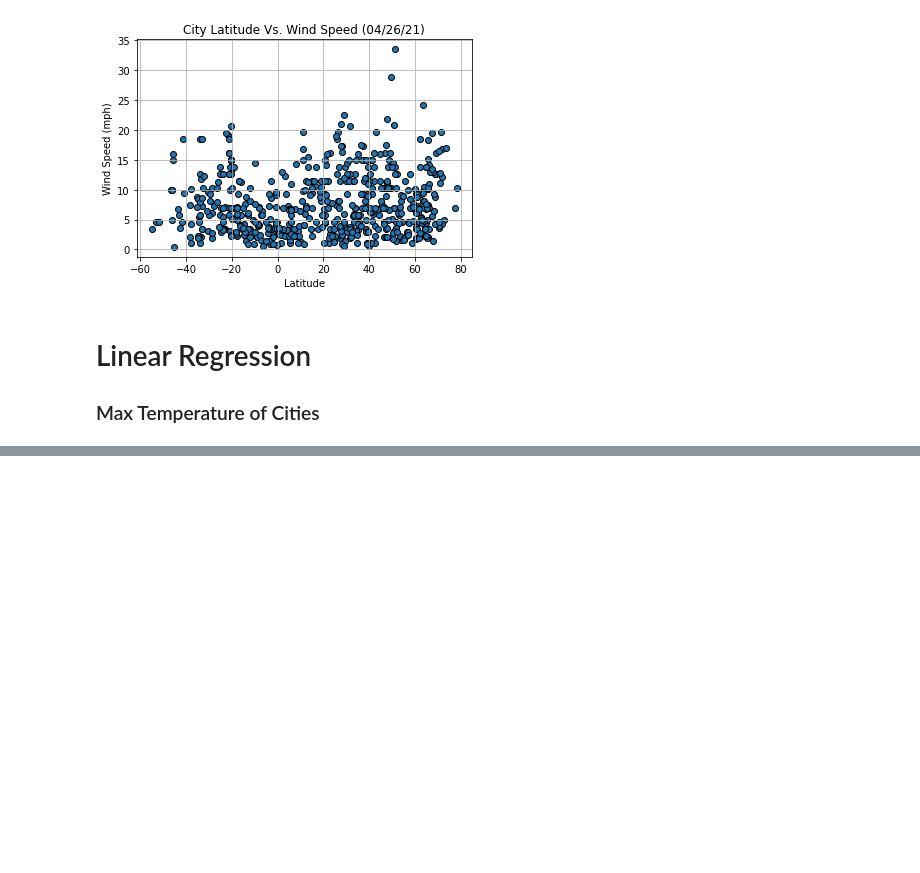
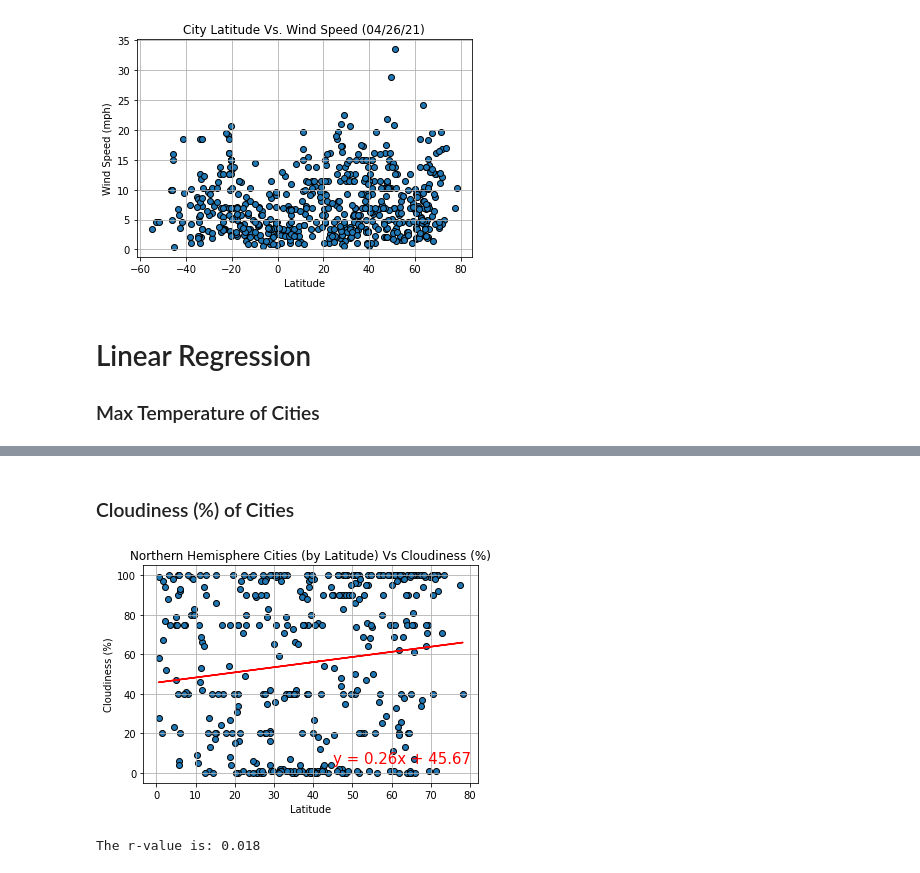
Before and after one commit to JAlvarado23A/weather_api_project, a Jupyter notebook: weatherPy/weatherPy.ipynb, the cells around one changed output, grey strips where cells are left out. Saved outputs shown, nothing was run; the diff lists cells and outputs as text; code cells hidden in the pictures; blank space fills up the shorter version.

```diff
--- a/weatherPy/weatherPy.ipynb
+++ b/weatherPy/weatherPy.ipynb
@@ -222,0 +277,22 @@ The r-value is: 0.526
+# %% [markdown]
+<h3>Cloudiness (%) of Cities </h3>
+# %%
+# Cities in the Northern Hemisphere
+x_values = temp_north_hemi_df["Latitude"]
+y_values = temp_north_hemi_df['Cloudiness']
+(slope, intercept, rvalue, pvalue, stderr) = linregress(x_values, y_values)
+regress_values = x_values * slope + intercept
+line_eq = "y = " + str(round(slope,2)) + "x + " + str(round(intercept,2))
+plt.title("Northern Hemisphere Cities (by Latitude) Vs Cloudiness (%)")
+plt.scatter(x_values,y_values, edgecolor='black')
+plt.plot(x_values,regress_values,"r-")
+plt.annotate(line_eq,(45,5),fontsize=15,color="red")
+plt.xlabel('Latitude')
+plt.ylabel('Cloudiness (%)')
+plt.grid()
+plt.savefig("Plots/LinearReg_Lat_vs_Cloudiness(northern_hem).png")
+plt.show()
+print(f"The r-value is: {round(rvalue**2, 3)}")
+# %% [output]
+[figure, added]
+The r-value is: 0.018
```
Also changed, not shown: parts of 17 cells of this notebook, 12 other files.
